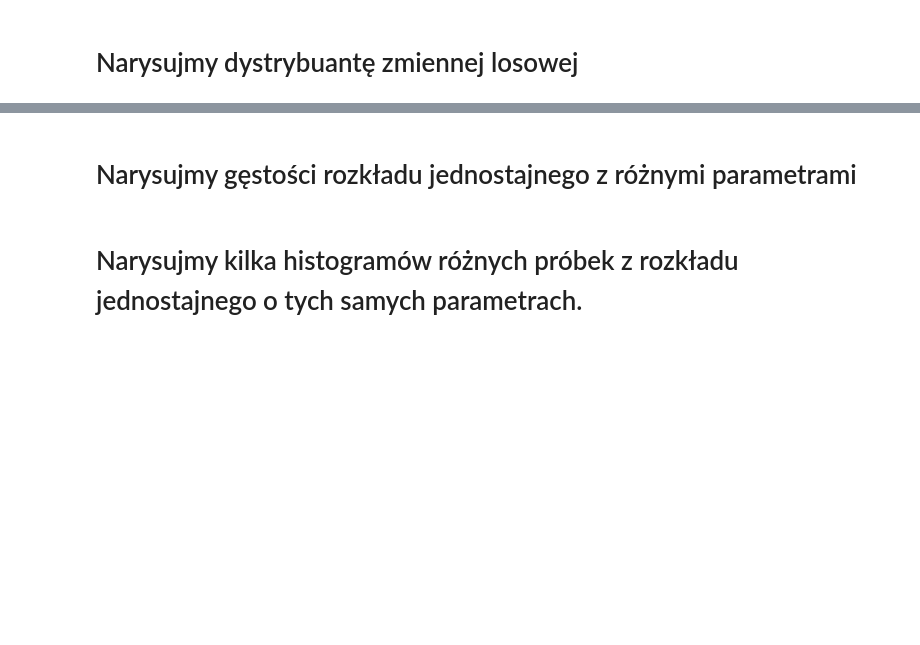
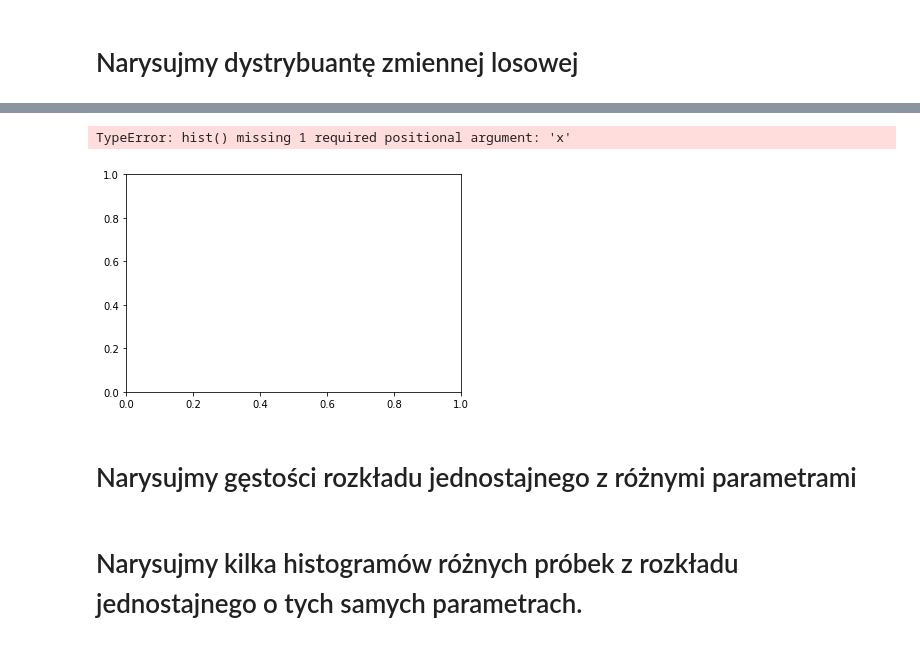
Before and after one commit to rafalkobiela/ages_statystyka1_26_09, a Jupyter notebook: 6_jednostajny.ipynb, the cells around one changed output, grey strips where cells are left out. Saved outputs shown, nothing was run; the diff lists cells and outputs as text; code cells hidden in the pictures; blank space fills up the shorter version.

```diff
--- a/6_jednostajny.ipynb
+++ b/6_jednostajny.ipynb
@@ -24,3 +51,10 @@ import seaborn as sns
+# %%
+fix, ax = plt.subplots(1, 1)
+ax.hist() # histogram z wylosowanej próby
+ax.plot() # gęstość
+# %% [output]
+TypeError: hist() missing 1 required positional argument: 'x'
+[figure, added]
 # %% [markdown]
 # Narysujmy gęstości rozkładu jednostajnego z różnymi parametrami
 # %% [markdown]
```
Also changed, not shown: parts of 6 cells of this notebook, 1 other file.
